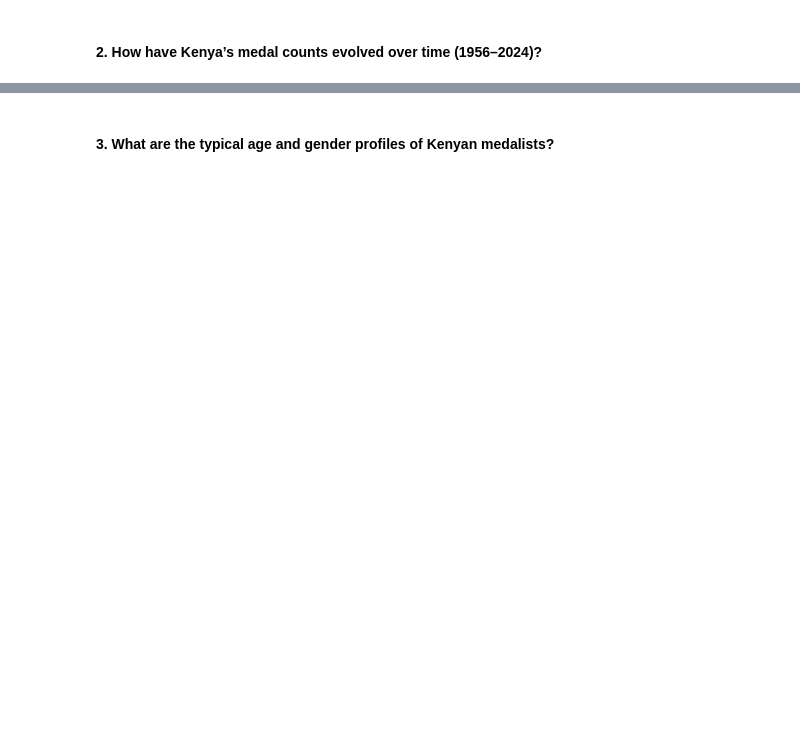
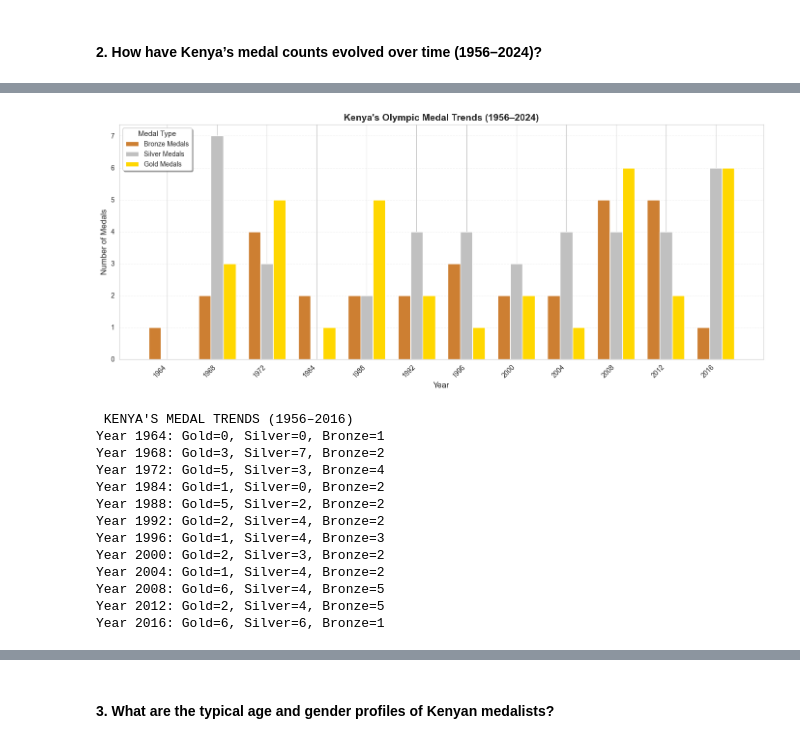
Before and after one commit to bree-byte/Kenya-olympic-Analysis, a Jupyter notebook: Pydata-capstone-project/pydata-capstone.ipynb, the cells around one changed output, grey strips where cells are left out. Drawn from its saved outputs; the diff is of its cells as text; code cells hidden in the pictures; blank space fills up the shorter version.

```diff
--- a/Pydata-capstone-project/pydata-capstone.ipynb
+++ b/Pydata-capstone-project/pydata-capstone.ipynb
@@ -241,0 +129,80 @@ Year 1980: Total unique Kenyan athletes = 0
+# %%
+from matplotlib.ticker import FixedLocator
+from matplotlib.patches import Patch
+
+def q2_kenya_medal_trends(df):
+    # Filter for Kenyan medals
+    kenya_df = df[(df['NOC'] == 'KEN') & (df['Medal'] != 'None')]
+
+    # Group by year and medal type
+    medal_trends = kenya_df.groupby(['Year', 'Medal'])['ID'].count().unstack(fill_value=0)
+
+    # Ensure all medal types exist
+    medal_types = ['Bronze', 'Silver', 'Gold']
+    medal_trends = medal_trends.reindex(columns=medal_types, fill_value=0)
+
+    # Prepare data for plotting
+    years = medal_trends.index
+    gold_medals = medal_trends['Gold']
+    silver_medals = medal_trends['Silver']
+    bronze_medals = medal_trends['Bronze']
+
+    # Create grouped bar chart
+    fig, ax = plt.subplots(figsize=(14, 6))
+    bar_width = 0.25
+    index = range(len(years))
+
+    # Plot bars
+    ax.bar([x - bar_width for x in index], bronze_medals, bar_width, color='#CD7F32', label='Bronze')
+    ax.bar(index, silver_medals, bar_width, color='silver', label='Silver')
+    ax.bar([x + bar_width for x in index], gold_medals, bar_width, color='gold', label='Gold')
+
+    # Customize the plot
+    ax.set_title("Kenya's Olympic Medal Trends (1956–2024)", fontsize=14, fontweight='bold')
+    ax.set_xlabel('Year', fontsize=12)
+    ax.set_ylabel('Number of Medals', fontsize=12)
+    ax.set_xticks(index)
+    ax.set_xticklabels(years, rotation=45, ha='right', fontsize=10)
+
+    # Add grid lines
+    ax.grid(True, axis='y', alpha=0.3, linestyle='--')
+
+    # --- Improved Legend ---
+    legend_elements = [
+        Patch(facecolor='#CD7F32', label='Bronze Medals'),
+        Patch(facecolor='silver', label='Silver Medals'),
+        Patch(facecolor='gold', label='Gold Medals')
+    ]
+    ax.legend(handles=legend_elements, title='Medal Type', loc='upper left',
+              fontsize=10, title_fontsize=11, frameon=True, shadow=True)
+
+    # Adjust layout
+    plt.tight_layout()
+    plt.savefig('kenya_medal_trends_bar.png', dpi=300, bbox_inches='tight')
+    plt.show()
+
+    # Print medal summary
+    print(" KENYA'S MEDAL TRENDS (1956–2016) ")
+    for year in years:
+        print(f"Year {year}: Gold={gold_medals[year]}, Silver={silver_medals[year]}, Bronze={bronze_medals[year]}")
+
+    return medal_trends
+
+
+kenya_trends = q2_kenya_medal_trends(df)
+kenya_trends
+# %% [output]
+[figure, added]
+ KENYA'S MEDAL TRENDS (1956–2016)
+Year 1964: Gold=0, Silver=0, Bronze=1
+Year 1968: Gold=3, Silver=7, Bronze=2
+Year 1972: Gold=5, Silver=3, Bronze=4
+Year 1984: Gold=1, Silver=0, Bronze=2
+Year 1988: Gold=5, Silver=2, Bronze=2
+Year 1992: Gold=2, Silver=4, Bronze=2
+Year 1996: Gold=1, Silver=4, Bronze=3
+Year 2000: Gold=2, Silver=3, Bronze=2
+Year 2004: Gold=1, Silver=4, Bronze=2
+Year 2008: Gold=6, Silver=4, Bronze=5
+Year 2012: Gold=2, Silver=4, Bronze=5
+Year 2016: Gold=6, Silver=6, Bronze=1
```
Also changed, not shown: parts of 20 cells of this notebook, 15 other files.
